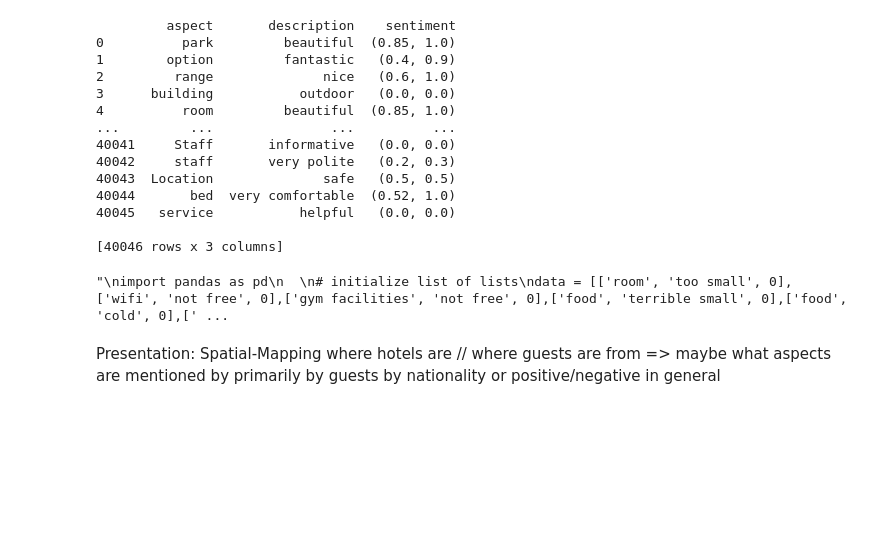
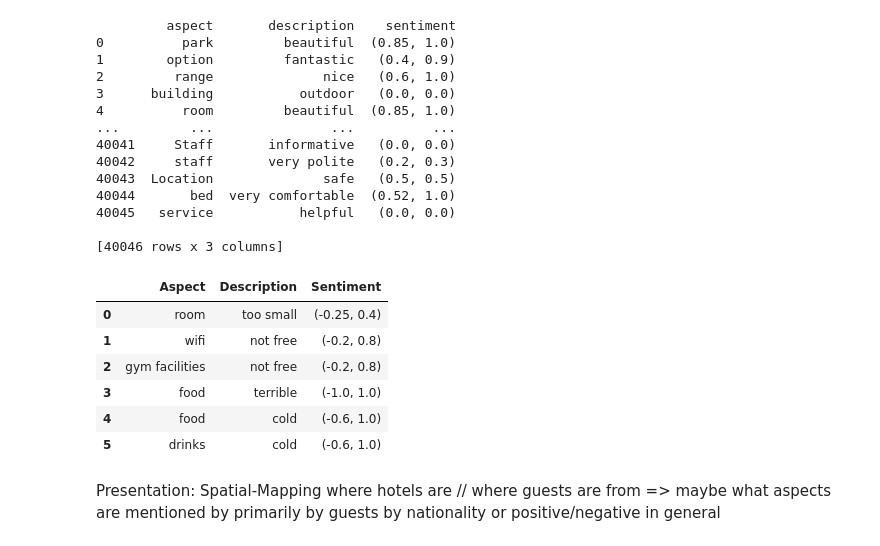
Before and after one commit to ElvoLue/SenAnaProj, a Jupyter notebook: code/Praktikum.ipynb, the cells around one changed output. Saved outputs shown, nothing was run; the diff lists cells and outputs as text; code cells hidden in the pictures; blank space fills up the shorter version.

```diff
--- a/code/Praktikum.ipynb
+++ b/code/Praktikum.ipynb
@@ -284,25 +286,30 @@ print(cleanedAspectsPos)
 
 [40046 rows x 3 columns]
 # %%
-'''
+
 import pandas as pd
 
 # initialize list of lists
-data = [['room', 'too small', 0], ['wifi', 'not free', 0],['gym facilities', 'not free', 0],['food', 'terrible small', 0],['food', 'cold', 0],['drinks', 'cold', 0]]
+data = [['room', 'too small', 0], ['wifi', 'not free', 0],['gym facilities', 'not free', 0],['food', 'terrible', 0],['food', 'cold', 0],['drinks', 'cold', 0]]
 
 # Create the pandas DataFrame
 df = pd.DataFrame(data, columns = ['Aspect', 'Description', 'Sentiment'])
 df
 
 sentiment = []
 for aspect, des, sent in df.values:
-  sentiment.append(TextBlob(des + aspect).sentiment)
+  sentiment.append(TextBlob(des).sentiment)
 df['Sentiment'] = sentiment
 
 df
-'''
 # %% [output]
-"\nimport pandas as pd\n  \n# initialize list of lists\ndata = [['room', 'too small', 0], ['wifi', 'not free', 0],['gym facilities', 'not free', 0],['food', 'terrible small', 0],['food', 'cold', 0],[' ...
+|  | Aspect | Description | Sentiment |
+| 0 | room | too small | (-0.25, 0.4) |
+| 1 | wifi | not free | (-0.2, 0.8) |
+| 2 | gym facilities | not free | (-0.2, 0.8) |
+| 3 | food | terrible | (-1.0, 1.0) |
+| 4 | food | cold | (-0.6, 1.0) |
+| 5 | drinks | cold | (-0.6, 1.0) |
 # %%
 # Define rules for extracting aspects: keywords:
 
```
Also changed, not shown: parts of 1 cell of this notebook.
